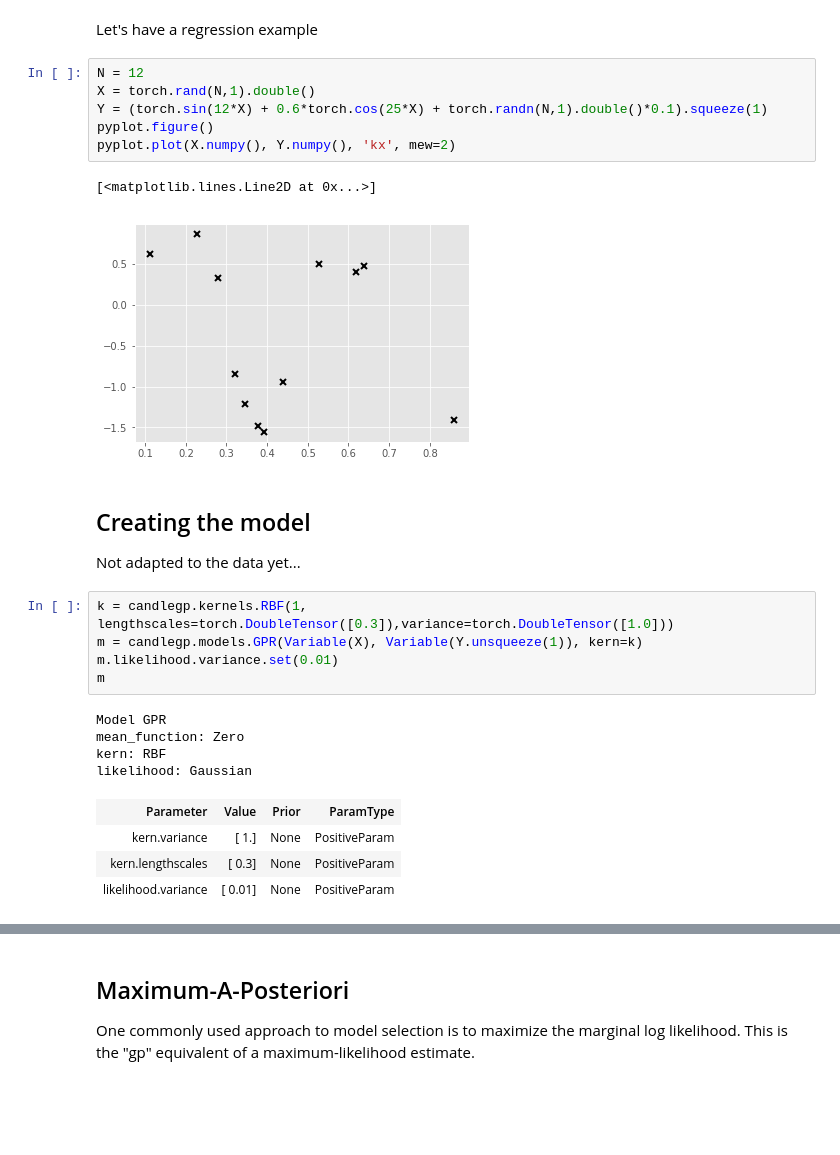
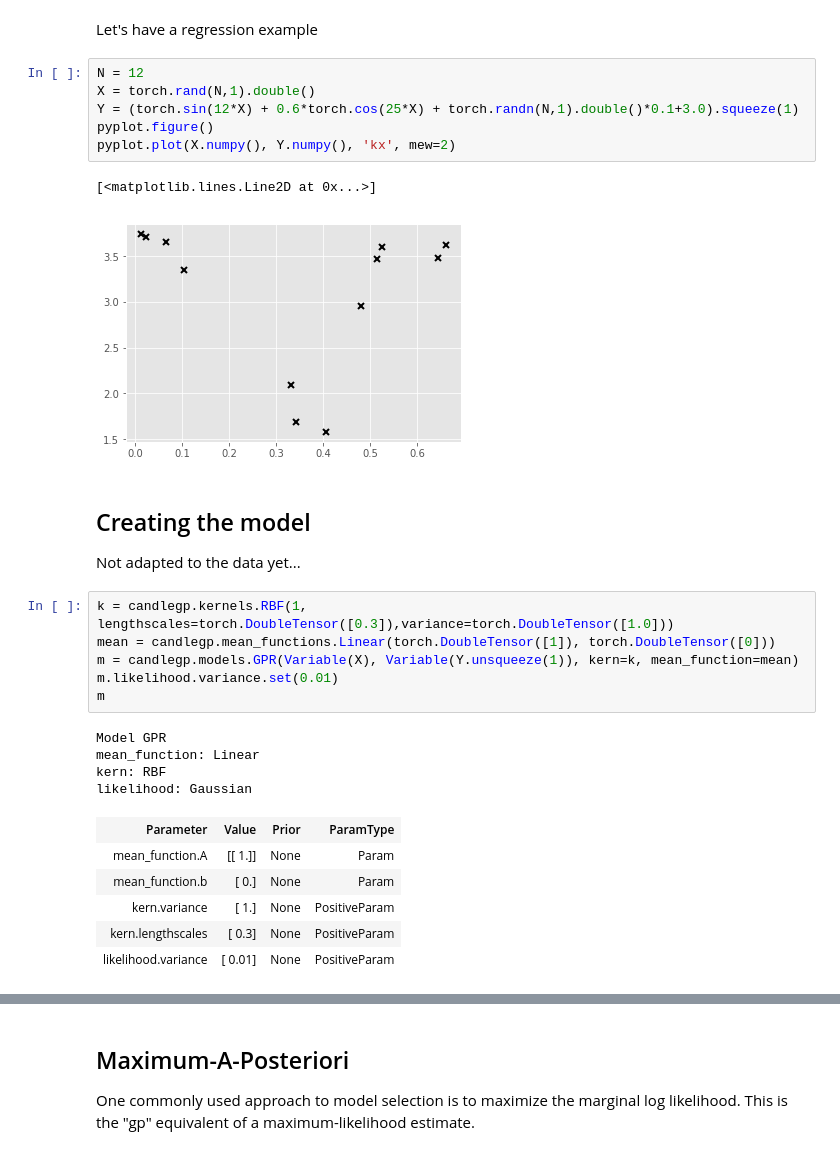
Before and after one commit to t-vi/candlegp, a Jupyter notebook: notebooks/gp_regression.ipynb, the cells around one changed output, grey strips where cells are left out. Drawn from its saved outputs; the diff is of its cells as text; blank space fills up the shorter version.

```diff
--- a/notebooks/gp_regression.ipynb
+++ b/notebooks/gp_regression.ipynb
@@ -21,27 +21,30 @@ Let's have a regression example
 # %%
 N = 12
 X = torch.rand(N,1).double()
-Y = (torch.sin(12*X) + 0.6*torch.cos(25*X) + torch.randn(N,1).double()*0.1).squeeze(1)
+Y = (torch.sin(12*X) + 0.6*torch.cos(25*X) + torch.randn(N,1).double()*0.1+3.0).squeeze(1)
 pyplot.figure()
 pyplot.plot(X.numpy(), Y.numpy(), 'kx', mew=2)
 # %% [output]
 [<matplotlib.lines.Line2D at 0x...>]
-[figure, old version]
+[figure, new version]
 # %% [markdown]
 ## Creating the model
 
 Not adapted to the data yet...
 # %%
 k = candlegp.kernels.RBF(1, lengthscales=torch.DoubleTensor([0.3]),variance=torch.DoubleTensor([1.0]))
-m = candlegp.models.GPR(Variable(X), Variable(Y.unsqueeze(1)), kern=k)
+mean = candlegp.mean_functions.Linear(torch.DoubleTensor([1]), torch.DoubleTensor([0]))
+m = candlegp.models.GPR(Variable(X), Variable(Y.unsqueeze(1)), kern=k, mean_function=mean)
 m.likelihood.variance.set(0.01)
 m
 # %% [output]
 Model GPR
-mean_function: Zero
+mean_function: Linear
 kern: RBF
 likelihood: Gaussian
 | Parameter | Value | Prior | ParamType |
+| mean_function.A | [[ 1.]] | None | Param |
+| mean_function.b | [ 0.] | None | Param |
 | kern.variance | [ 1.] | None | PositiveParam |
 | kern.lengthscales | [ 0.3] | None | PositiveParam |
 | likelihood.variance | [ 0.01] | None | PositiveParam |
```
Also changed, not shown: parts of 7 cells of this notebook, 2 other files.
